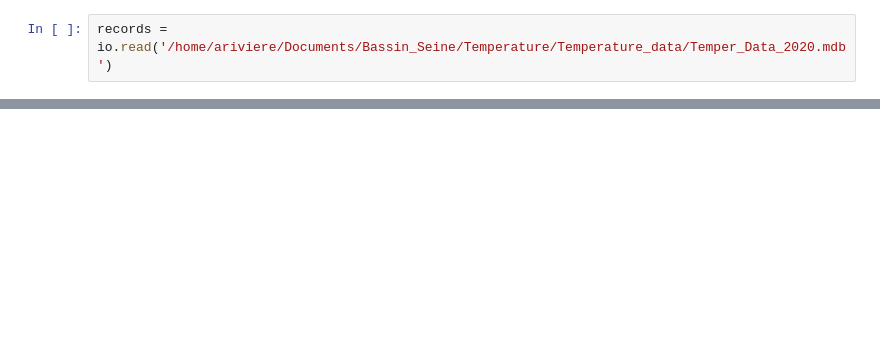
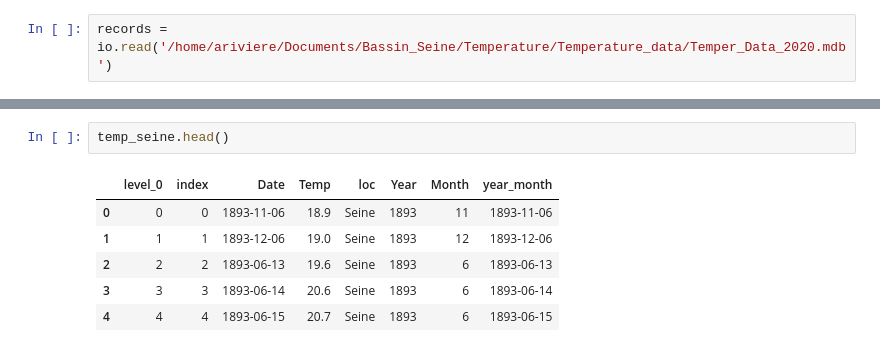
Before and after one commit to WilliamThomas78/Temperature_Seine, a Jupyter notebook: analysis_temp.ipynb, the cells around one changed output, grey strips where cells are left out. Drawn from its saved outputs; the diff is of its cells as text; blank space fills up the shorter version.

```diff
--- a/analysis_temp.ipynb
+++ b/analysis_temp.ipynb
@@ -81,0 +141,9 @@ KeyError: ('year_month', 'Temp')
+# %%
+temp_seine.head()
+# %% [output]
+|  | level_0 | index | Date | Temp | loc | Year | Month | year_month |
+| 0 | 0 | 0 | 1893-11-06 | 18.9 | Seine | 1893 | 11 | 1893-11-06 |
+| 1 | 1 | 1 | 1893-12-06 | 19.0 | Seine | 1893 | 12 | 1893-12-06 |
+| 2 | 2 | 2 | 1893-06-13 | 19.6 | Seine | 1893 | 6 | 1893-06-13 |
+| 3 | 3 | 3 | 1893-06-14 | 20.6 | Seine | 1893 | 6 | 1893-06-14 |
+| 4 | 4 | 4 | 1893-06-15 | 20.7 | Seine | 1893 | 6 | 1893-06-15 |
```
Also changed, not shown: parts of 27 cells of this notebook.
